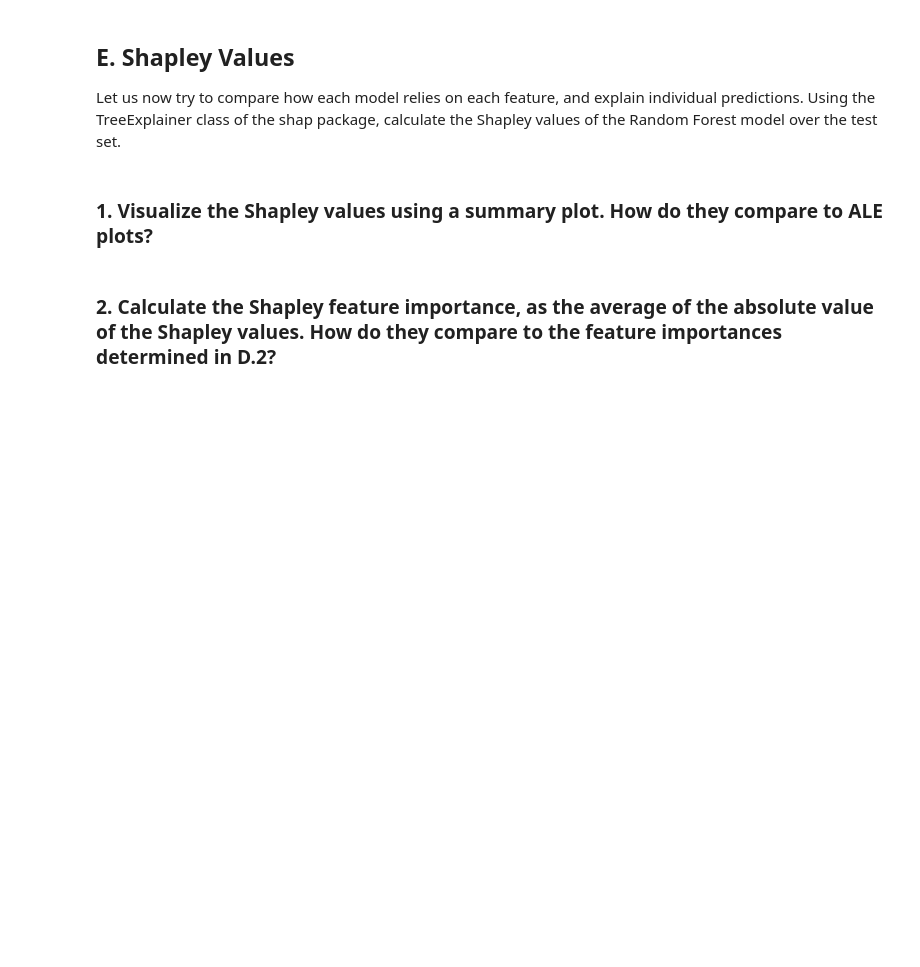
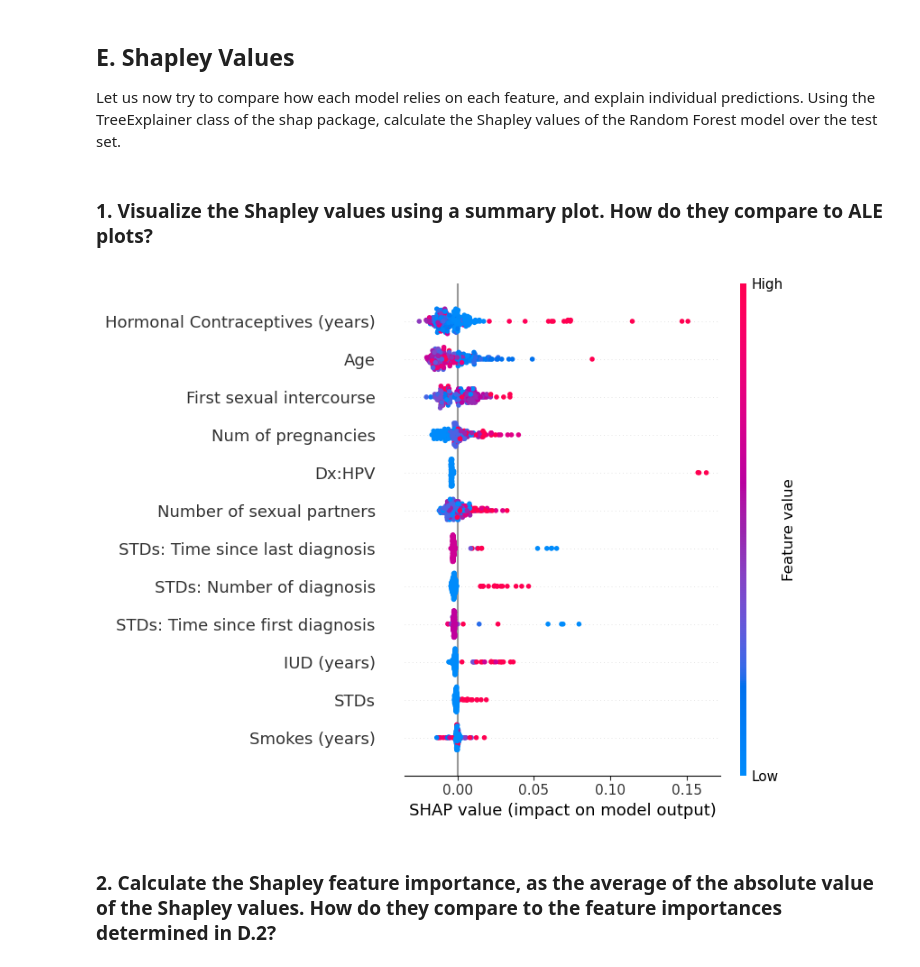
Before and after one commit to nirgoren/biology-hw1, a Jupyter notebook: Homework 1 Interpretable ML.ipynb, the cells around one changed output. Saved outputs shown, nothing was run; the diff lists cells and outputs as text; code cells hidden in the pictures; blank space fills up the shorter version.

```diff
--- a/Homework 1 Interpretable ML.ipynb
+++ b/Homework 1 Interpretable ML.ipynb
@@ -501,5 +600,12 @@ Optimize the min_samples_leaf hyperparameter (from 1 to 100) using cross-validat
 Let us now try to compare how each model relies on each feature, and explain individual predictions. Using the TreeExplainer class of the shap package, calculate the Shapley values of the Random Forest model over the test set.
 # %% [markdown]
 ### 1.	Visualize the Shapley values using a summary plot. How do they compare to ALE plots?
+# %%
+from shap import TreeExplainer, summary_plot
+explainer = TreeExplainer(forest)
+shap_values = explainer.shap_values(X_test)[:,:,1]
+summary_plot(shap_values, X_test)
+# %% [output]
+[figure, added]
 # %% [markdown]
 ### 2.	Calculate the Shapley feature importance, as the average of the absolute value of the Shapley values. How do they compare to the feature importances determined in D.2?
```
Also changed, not shown: parts of 11 cells of this notebook.
